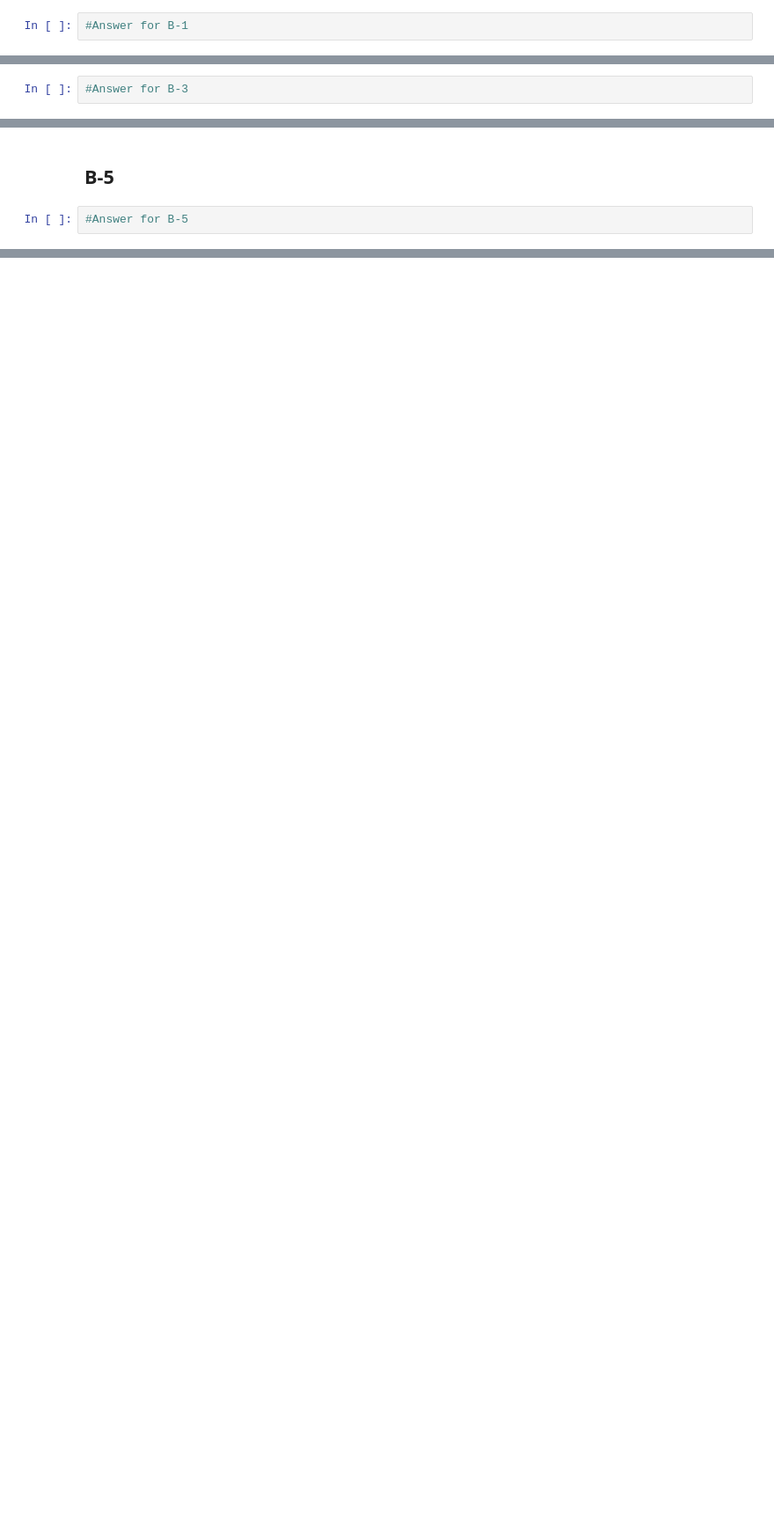
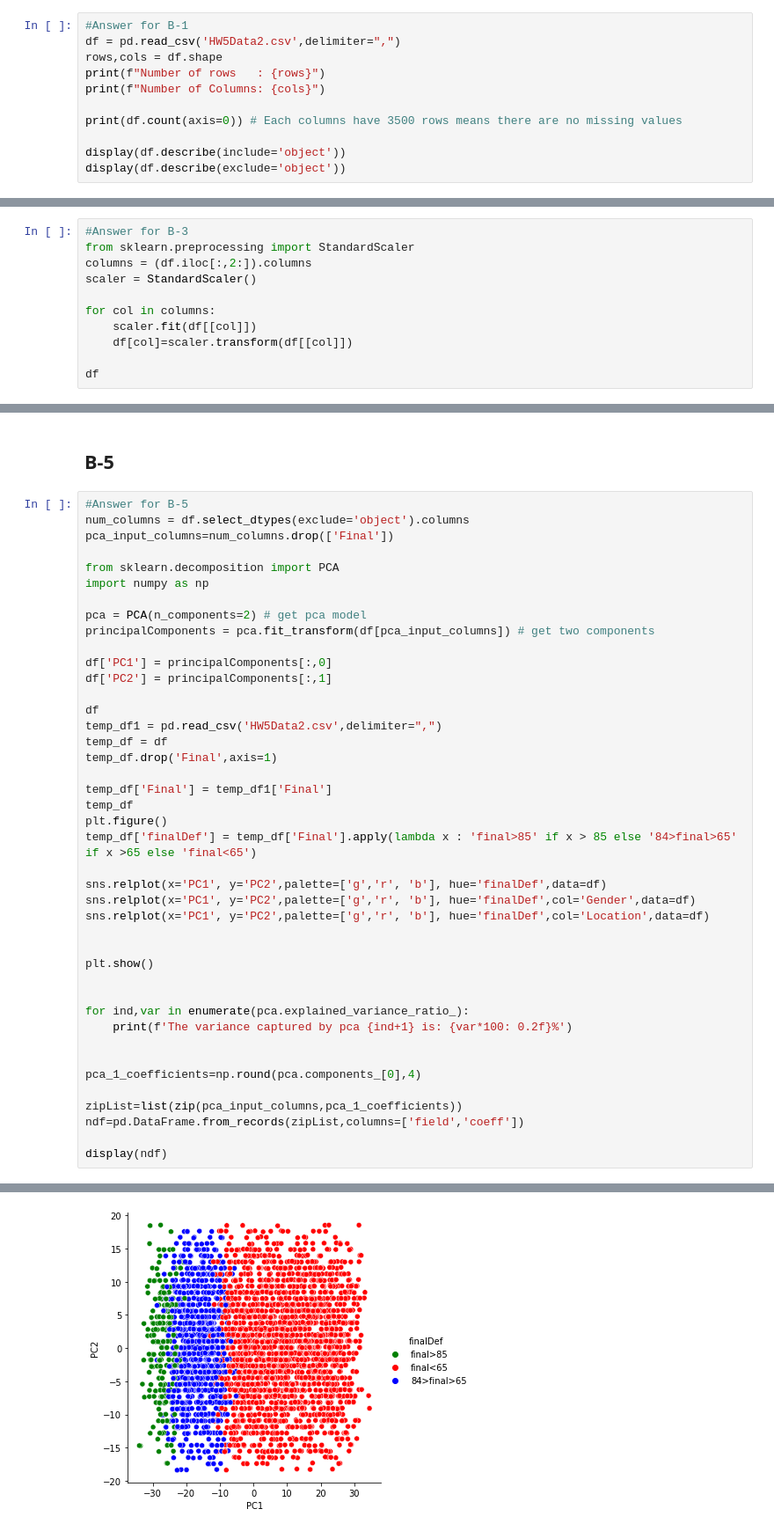
Before and after one commit to ShenalPerera/Fiverr, a Jupyter notebook: Python/Clients/mohsena/Order 6 - topic 6/HW5/HW5 Template.ipynb, the cells around one changed output, grey strips where cells are left out. Shown at 88% size. Saved outputs shown, nothing was run; the diff lists cells and outputs as text; blank space fills up the shorter version.

```diff
--- a/Python/Clients/mohsena/Order 6 - topic 6/HW5/HW5 Template.ipynb
+++ b/Python/Clients/mohsena/Order 6 - topic 6/HW5/HW5 Template.ipynb
@@ -100,3 +272,12 @@ memory usage: 468.9+ KB
 ## B-1
 # %%
 #Answer for B-1
+df = pd.read_csv('HW5Data2.csv',delimiter=",")
+rows,cols = df.shape
+print(f"Number of rows   : {rows}")
+print(f"Number of Columns: {cols}")
+
+print(df.count(axis=0)) # Each columns have 3500 rows means there are no missing values
+
+display(df.describe(include='object'))
+display(df.describe(exclude='object'))
@@ -108,3 +337,12 @@ memory usage: 468.9+ KB
 ## B-3
 # %%
 #Answer for B-3
+from sklearn.preprocessing import StandardScaler
+columns = (df.iloc[:,2:]).columns
+scaler = StandardScaler()
+
+for col in columns:
+    scaler.fit(df[[col]])
+    df[col]=scaler.transform(df[[col]])
+
+df
@@ -116,3 +405,44 @@ memory usage: 468.9+ KB
 ## B-5
 # %%
 #Answer for B-5
+num_columns = df.select_dtypes(exclude='object').columns
+pca_input_columns=num_columns.drop(['Final'])
+
+from sklearn.decomposition import PCA
+import numpy as np
+
+pca = PCA(n_components=2) # get pca model
+principalComponents = pca.fit_transform(df[pca_input_columns]) # get two components
+
+df['PC1'] = principalComponents[:,0]
+df['PC2'] = principalComponents[:,1]
+
+df
+temp_df1 = pd.read_csv('HW5Data2.csv',delimiter=",")
+temp_df = df
+temp_df.drop('Final',axis=1)
+
+temp_df['Final'] = temp_df1['Final']
+temp_df
+plt.figure()
+temp_df['finalDef'] = temp_df['Final'].apply(lambda x : 'final>85' if x > 85 else '84>final>65' if x >65 else 'final<65')
+
+sns.relplot(x='PC1', y='PC2',palette=['g','r', 'b'], hue='finalDef',data=df)
+sns.relplot(x='PC1', y='PC2',palette=['g','r', 'b'], hue='finalDef',col='Gender',data=df)
+sns.relplot(x='PC1', y='PC2',palette=['g','r', 'b'], hue='finalDef',col='Location',data=df)
+
+
+plt.show()
+
+
+for ind,var in enumerate(pca.explained_variance_ratio_):
+    print(f'The variance captured by pca {ind+1} is: {var*100: 0.2f}%')
+
+
+pca_1_coefficients=np.round(pca.components_[0],4)
+
+zipList=list(zip(pca_input_columns,pca_1_coefficients))
+ndf=pd.DataFrame.from_records(zipList,columns=['field','coeff'])
+
+display(ndf)
+# %% [output]
@@ -118,0 +450 @@ memory usage: 468.9+ KB
+[figure, added]
```
Also changed, not shown: parts of 12 cells of this notebook, 19 other files.
